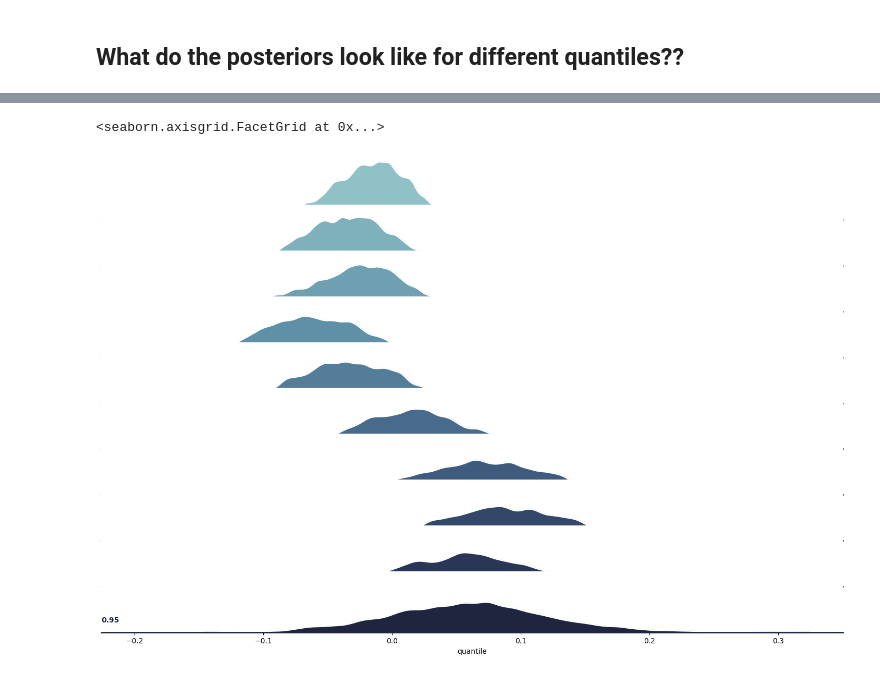
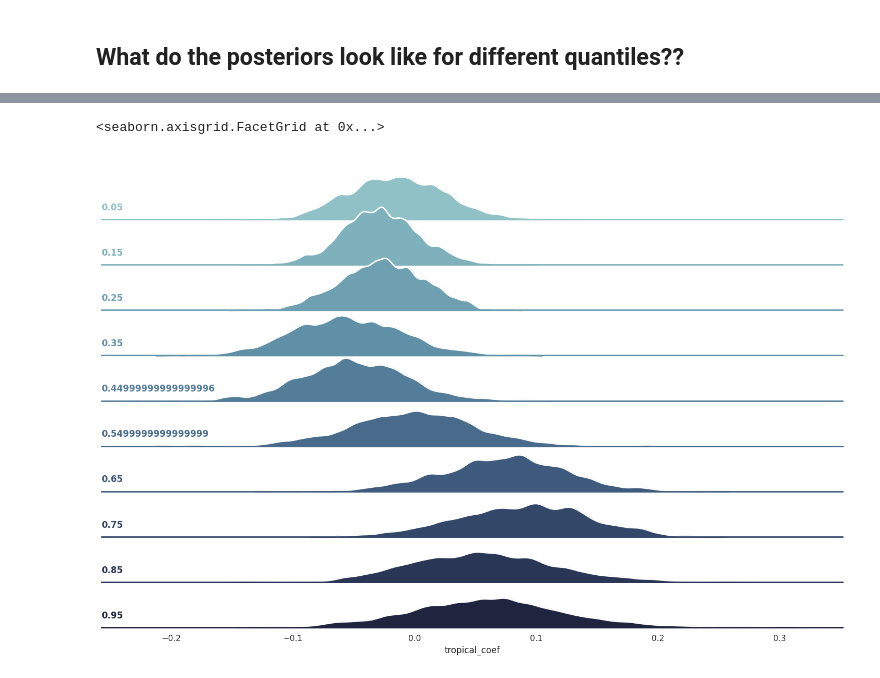
Before and after one commit to sydney-machine-learning/cyclonecategory_GCMs, a Jupyter notebook: Climate Project/albert/notebooks/Copy_of_Bayesian_Regression_WIP.ipynb, the cells around one changed output, grey strips where cells are left out. Cells and saved outputs as stored; diff of their text form; code cells hidden in the pictures.

```diff
--- a/Climate Project/albert/notebooks/Copy_of_Bayesian_Regression_WIP.ipynb
+++ b/Climate Project/albert/notebooks/Copy_of_Bayesian_Regression_WIP.ipynb
@@ -78,7 +78,7 @@ def model(tropical_sst=None, local_sst=None, peak_wind=None, q=None):
 # %%
 rng_key = random.PRNGKey(0)
 
-qs = np.linspace(0.1, 0.95, 10)
+qs = np.linspace(0.05, 0.95, 10)
 params = {}
 
 for q in qs:
@@ -395,7 +395,7 @@ Attributes:
 local_coef_df = common_dataset['local_coef'].to_dataframe().reset_index()
 
 pal = sns.cubehelix_palette(10, rot=-.25, light=.7)
-
+sns.set_theme(style="white", rc={"axes.facecolor": (0, 0, 0, 0)})
 g = sns.FacetGrid(local_coef_df, row="quantile", hue="quantile", aspect=15, height=1, palette=pal)
 
 g.map(sns.kdeplot, "local_coef",
@@ -411,7 +411,7 @@ def label(x, color, label):
             ha="left", va="center", transform=ax.transAxes)
 
 
-g.map(label, "quantile")
+g.map(label, "local_coef")
 
 # Set the subplots to overlap
 g.figure.subplots_adjust(hspace=-.25)
@@ -426,32 +426,32 @@ g.despine(bottom=True, left=True)
 # %%
 local_coef_df = common_dataset['tropical_coef'].to_dataframe().reset_index()
 
 pal = sns.cubehelix_palette(10, rot=-.25, light=.7)
-
+sns.set_theme(style="white", rc={"axes.facecolor": (0, 0, 0, 0)})
 g = sns.FacetGrid(local_coef_df, row="quantile", hue="quantile", aspect=15, height=1, palette=pal)
 
 g.map(sns.kdeplot, "tropical_coef",
       bw_adjust=.5, clip_on=False,
       fill=True, alpha=1, linewidth=2)
 
 g.map(sns.kdeplot, "tropical_coef", clip_on=False, color="w", lw=2, bw_adjust=.5)
 g.refline(y=0, linewidth=2, linestyle="-", color=None, clip_on=False)
 
 def label(x, color, label):
     ax = plt.gca()
     ax.text(0, .2, label, fontweight="bold", color=color,
             ha="left", va="center", transform=ax.transAxes)
 
 
-g.map(label, "quantile")
+g.map(label, "tropical_coef")
 
 # Set the subplots to overlap
 g.figure.subplots_adjust(hspace=-.25)
 
 # Remove axes details that don't play well with overlap
 g.set_titles("")
 g.set(yticks=[], ylabel="")
 g.despine(bottom=True, left=True)
 # %% [output]
 <seaborn.axisgrid.FacetGrid at 0x...>
-[figure, old version]
+[figure, new version]
```
Also changed, not shown: parts of 4 cells of this notebook.
